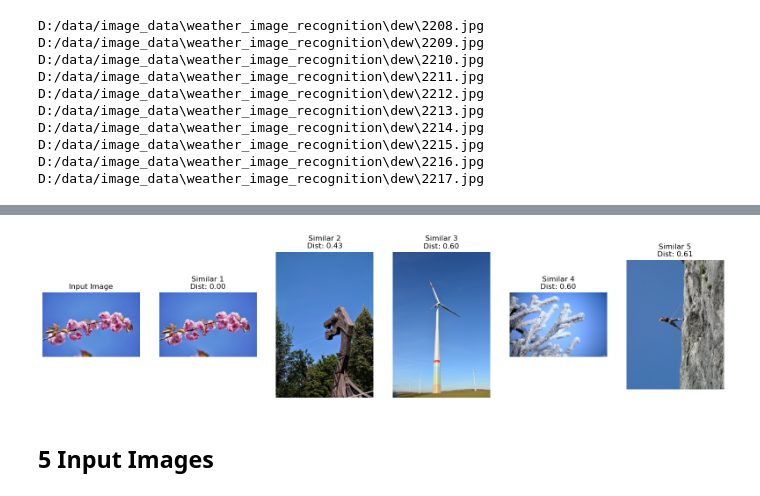
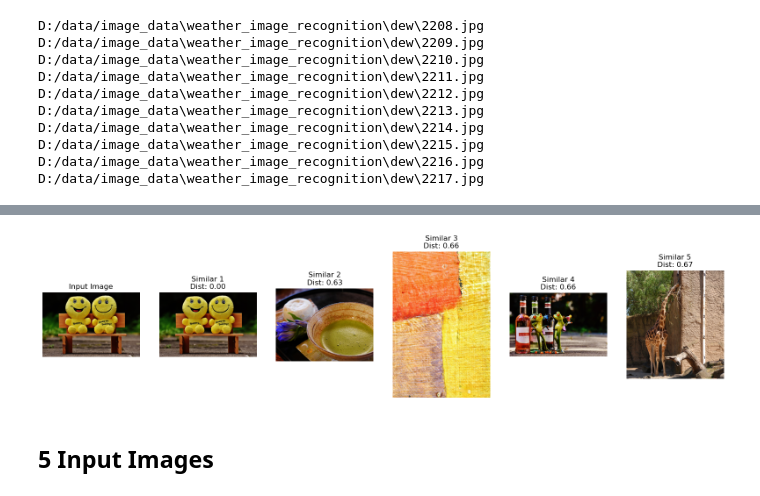
Before and after one commit to lucasthierry17/FindPicture, a Jupyter notebook: combined_histo_embedding.ipynb, the cells around one changed output, grey strips where cells are left out. Drawn from its saved outputs; the diff is of its cells as text; code cells hidden in the pictures.

```diff
--- a/combined_histo_embedding.ipynb
+++ b/combined_histo_embedding.ipynb
@@ -129,10 +124,10 @@ def find_similar_images(input_img_path, model, embeddings, image_paths, histogra
     return similar_images
 # %%
 
-input_img_path = "images/0898.png"
+input_img_path = "images/0196.png"
 similar_images = find_similar_images(input_img_path, model, embeddings, database_image_paths, histograms)
 #print("Plotting now similar images...")
 #print(similar_images)
-#
+
 histograms_commented.display_images(input_img_path, similar_images)
 # %% [output]
@@ -140,7 +135,7 @@ histograms_commented.display_images(input_img_path, similar_images)
 1.0
 Top 5 histograms Similarities Calculated
 Showing Plot...
-[figure, old version]
+[figure, new version]
 # %% [markdown]
 ## 5 Input Images
 # %%
```
Also changed, not shown: parts of 5 cells of this notebook.
